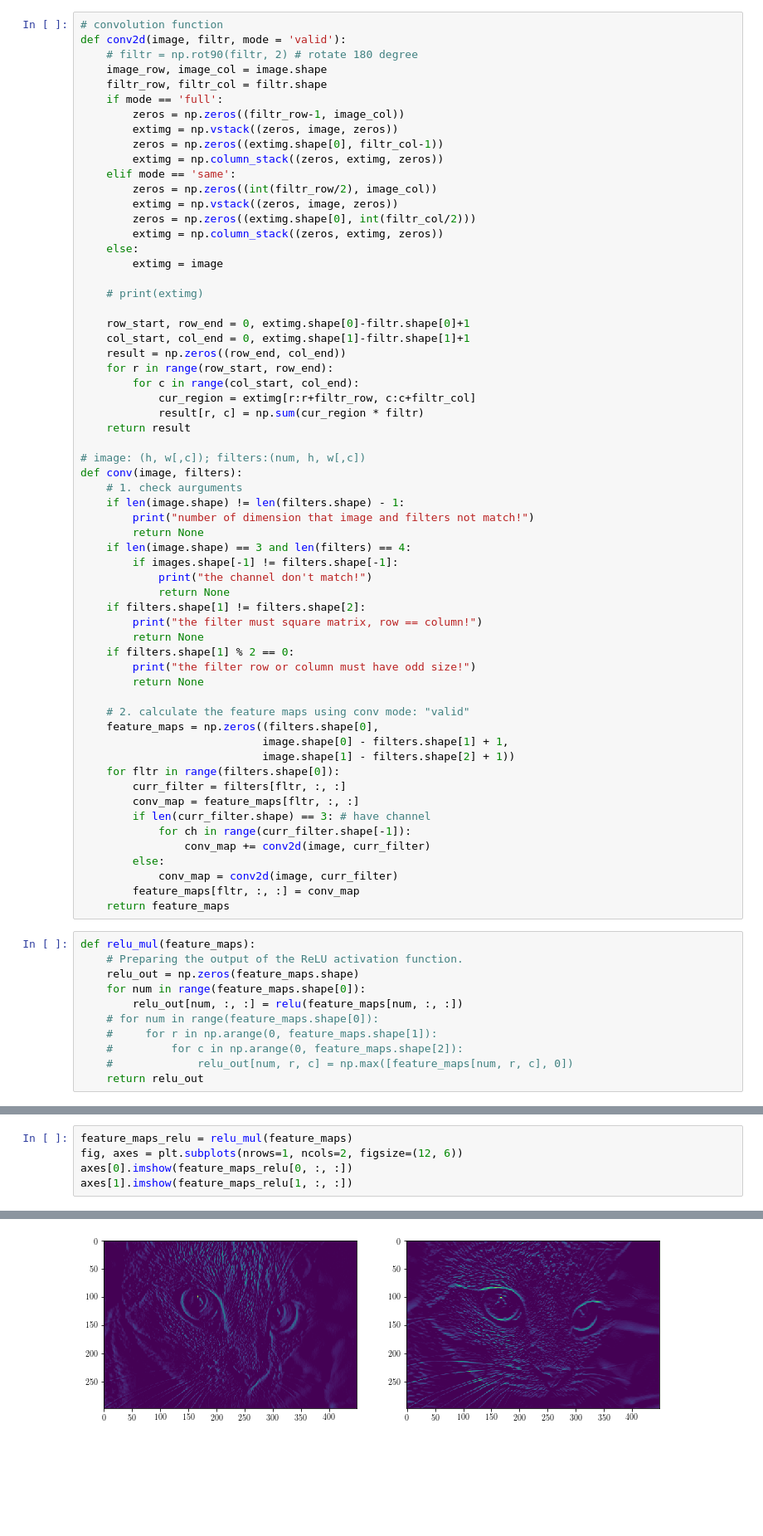
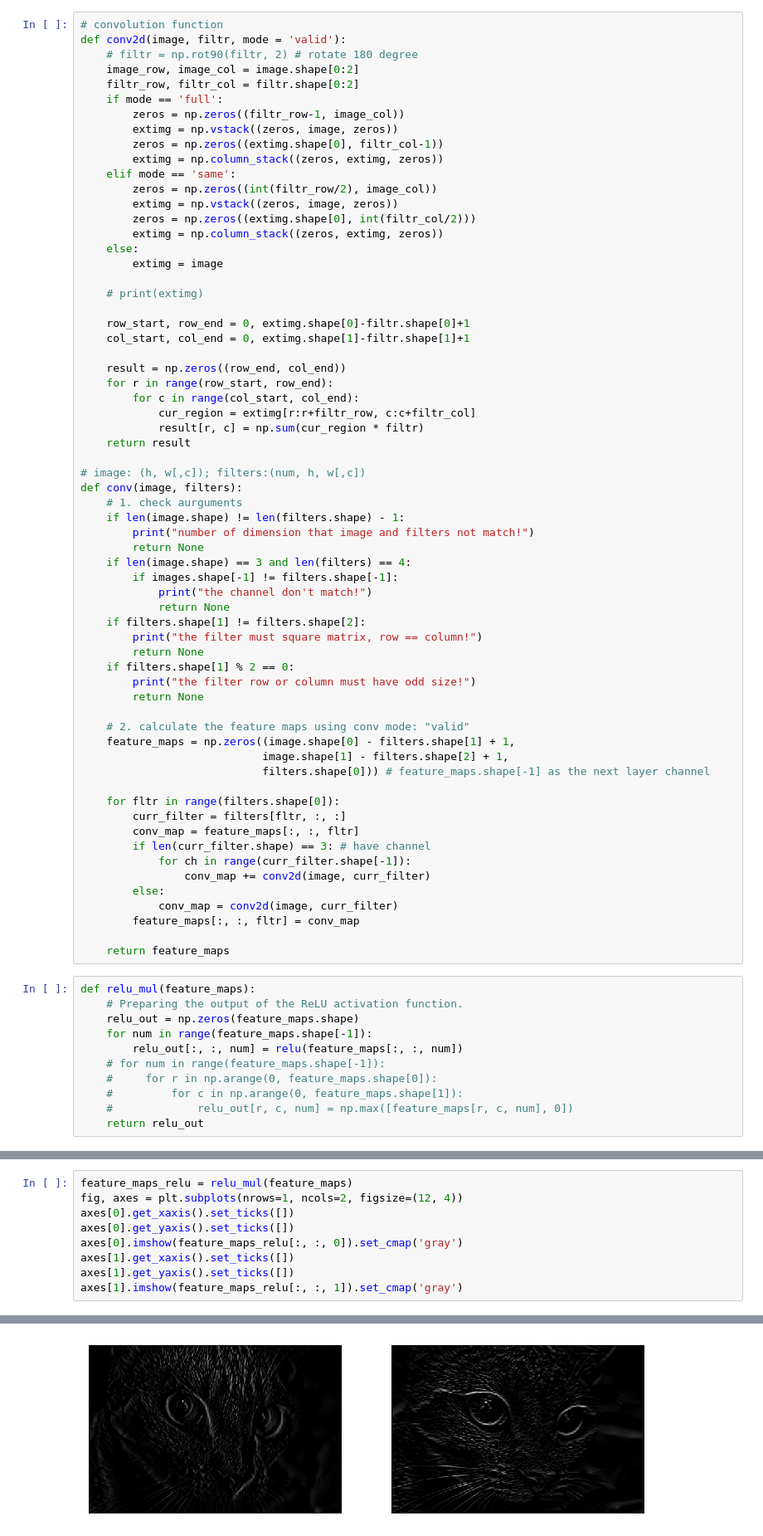
Before and after one commit to qrsforever/code_blog_post, a Jupyter notebook: ML/Scratch/notebook/nn_convolution.ipynb, the cells around one changed output, grey strips where cells are left out. Shown at 83% size. Drawn from its saved outputs; the diff is of its cells as text; blank space fills up the shorter version.

```diff
--- a/ML/Scratch/notebook/nn_convolution.ipynb
+++ b/ML/Scratch/notebook/nn_convolution.ipynb
@@ -57,8 +65,8 @@ def drelu(x):
 # convolution function
 def conv2d(image, filtr, mode = 'valid'):
     # filtr = np.rot90(filtr, 2) # rotate 180 degree
-    image_row, image_col = image.shape
-    filtr_row, filtr_col = filtr.shape
+    image_row, image_col = image.shape[0:2]
+    filtr_row, filtr_col = filtr.shape[0:2]
     if mode == 'full':
         zeros = np.zeros((filtr_row-1, image_col))
         extimg = np.vstack((zeros, image, zeros))
@@ -76,6 +84,7 @@ def conv2d(image, filtr, mode = 'valid'):
 
     row_start, row_end = 0, extimg.shape[0]-filtr.shape[0]+1
     col_start, col_end = 0, extimg.shape[1]-filtr.shape[1]+1
+
     result = np.zeros((row_end, col_end))
     for r in range(row_start, row_end):
         for c in range(col_start, col_end):
@@ -101,29 +110,31 @@ def conv(image, filters):
         return None
 
     # 2. calculate the feature maps using conv mode: "valid"
-    feature_maps = np.zeros((filters.shape[0],
-                            image.shape[0] - filters.shape[1] + 1,
-                            image.shape[1] - filters.shape[2] + 1))
+    feature_maps = np.zeros((image.shape[0] - filters.shape[1] + 1,
+                            image.shape[1] - filters.shape[2] + 1,
+                            filters.shape[0])) # feature_maps.shape[-1] as the next layer channel
+
     for fltr in range(filters.shape[0]):
         curr_filter = filters[fltr, :, :]
-        conv_map = feature_maps[fltr, :, :]
+        conv_map = feature_maps[:, :, fltr]
         if len(curr_filter.shape) == 3: # have channel
             for ch in range(curr_filter.shape[-1]):
                 conv_map += conv2d(image, curr_filter)
         else:
             conv_map = conv2d(image, curr_filter)
-        feature_maps[fltr, :, :] = conv_map
+        feature_maps[:, :, fltr] = conv_map
+
     return feature_maps
 # %%
 def relu_mul(feature_maps):
     # Preparing the output of the ReLU activation function.
     relu_out = np.zeros(feature_maps.shape)
-    for num in range(feature_maps.shape[0]):
-        relu_out[num, :, :] = relu(feature_maps[num, :, :])
-    # for num in range(feature_maps.shape[0]):
-    #     for r in np.arange(0, feature_maps.shape[1]):
-    #         for c in np.arange(0, feature_maps.shape[2]):
-    #             relu_out[num, r, c] = np.max([feature_maps[num, r, c], 0])
+    for num in range(feature_maps.shape[-1]):
+        relu_out[:, :, num] = relu(feature_maps[:, :, num])
+    # for num in range(feature_maps.shape[-1]):
+    #     for r in np.arange(0, feature_maps.shape[0]):
+    #         for c in np.arange(0, feature_maps.shape[1]):
+    #             relu_out[r, c, num] = np.max([feature_maps[r, c, num], 0])
     return relu_out
 # %%
 def pooling(feature_maps, size=2, stride=2):
@@ -162,6 +181,10 @@ axes[1].imshow(feature_maps[1, :, :])
 # %%
 feature_maps_relu = relu_mul(feature_maps)
-fig, axes = plt.subplots(nrows=1, ncols=2, figsize=(12, 6))
-axes[0].imshow(feature_maps_relu[0, :, :])
-axes[1].imshow(feature_maps_relu[1, :, :])
+fig, axes = plt.subplots(nrows=1, ncols=2, figsize=(12, 4))
+axes[0].get_xaxis().set_ticks([])
+axes[0].get_yaxis().set_ticks([])
+axes[0].imshow(feature_maps_relu[:, :, 0]).set_cmap('gray')
+axes[1].get_xaxis().set_ticks([])
+axes[1].get_yaxis().set_ticks([])
+axes[1].imshow(feature_maps_relu[:, :, 1]).set_cmap('gray')
 # %% [output]
@@ -169,2 +191,2 @@ axes[1].imshow(feature_maps_relu[1, :, :])
-[figure, old version]
+[figure, new version]
 # %%
```
Also changed, not shown: parts of 13 cells of this notebook, 3 other files.
